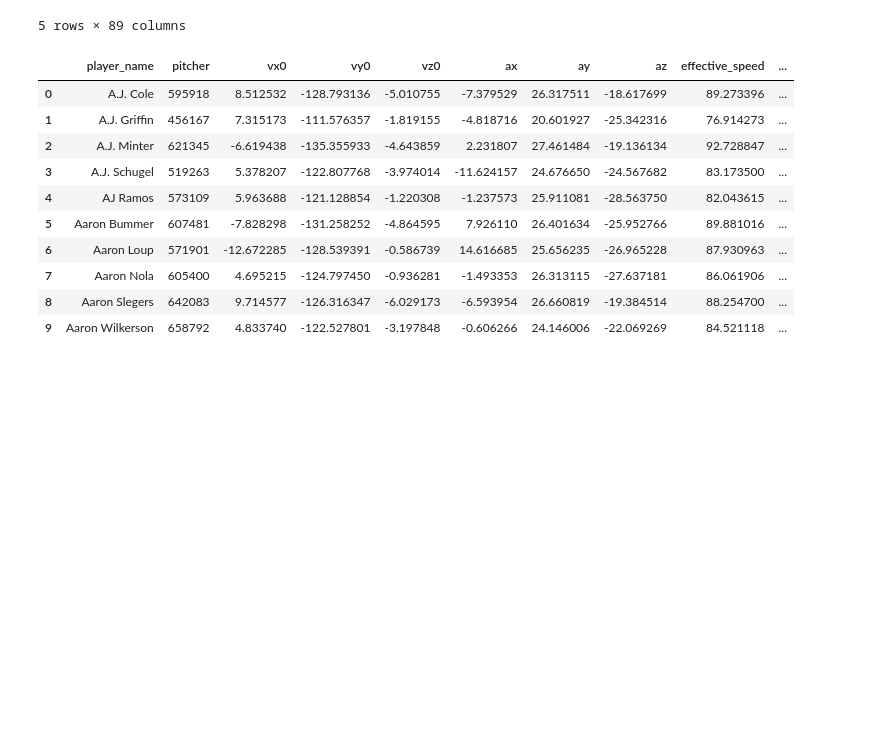
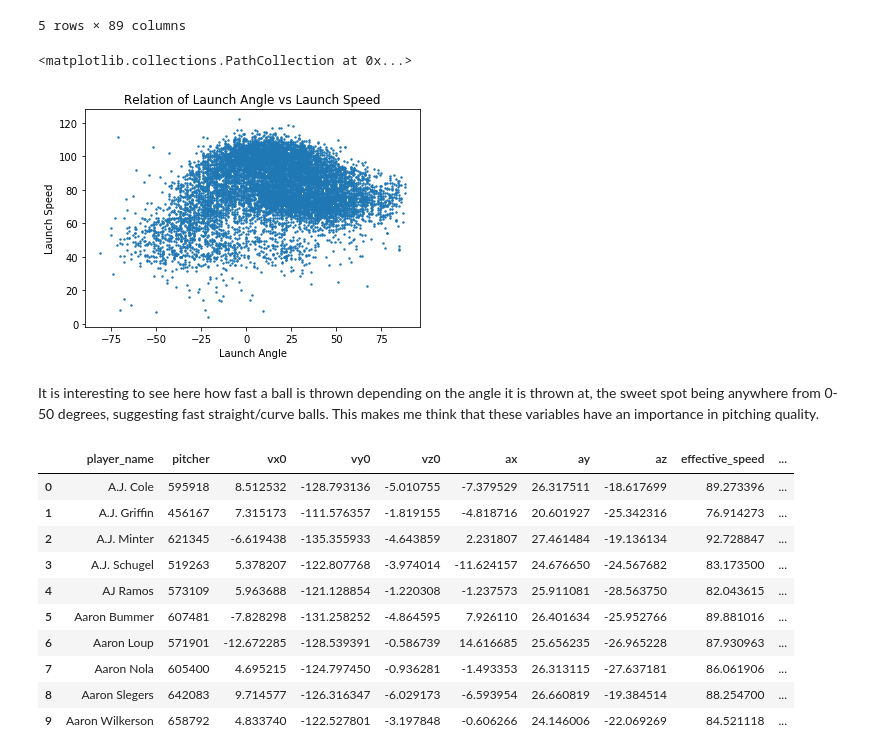
Before and after one commit to HussainQ/CSCI4831_Sabermetrics_Final_Project, a Jupyter notebook: Final_Project_Hussain_Quadri.ipynb, the cells around one changed output. Drawn from its saved outputs; the diff is of its cells as text; code cells hidden in the pictures; blank space fills up the shorter version.

```diff
--- a/Final_Project_Hussain_Quadri.ipynb
+++ b/Final_Project_Hussain_Quadri.ipynb
@@ -27,6 +27,20 @@ pitchers.head(5)
 | 3 | FC | 2017-10-01 | 89.1 | -2.0060 | 6.2080 | George Kontos | 645302 | 502004 | ... |
 | 4 | FT | 2017-10-01 | 95.3 | 1.8362 | 6.1102 | Dan Runzler | 457477 | 502130 | ... |
 5 rows × 89 columns
+# %%
+#Choosing variables
+
+d = pitchers.copy()
+fig, ax1 = plt.subplots()
+ax1.set_xlabel("Launch Angle")
+ax1.set_ylabel("Launch Speed")
+ax1.set_title("Relation of Launch Angle vs Launch Speed")
+ax1.scatter(d.launch_angle, d.launch_speed, s=2)
+# %% [output]
+<matplotlib.collections.PathCollection at 0x...>
+[figure, added]
+# %% [markdown]
+It is interesting to see here how fast a ball is thrown depending on the angle it is thrown at, the sweet spot being anywhere from 0-50 degrees, suggesting fast straight/curve balls. This makes me think that these variables have an importance in pitching quality.
 # %%
 # Filter data for just bb_type, v(x,y,z)0/a(x,y,z) effective_speed, release_spin, launch_speed, and launch_speed_angle
 
```
Also changed, not shown: parts of 10 cells of this notebook.
